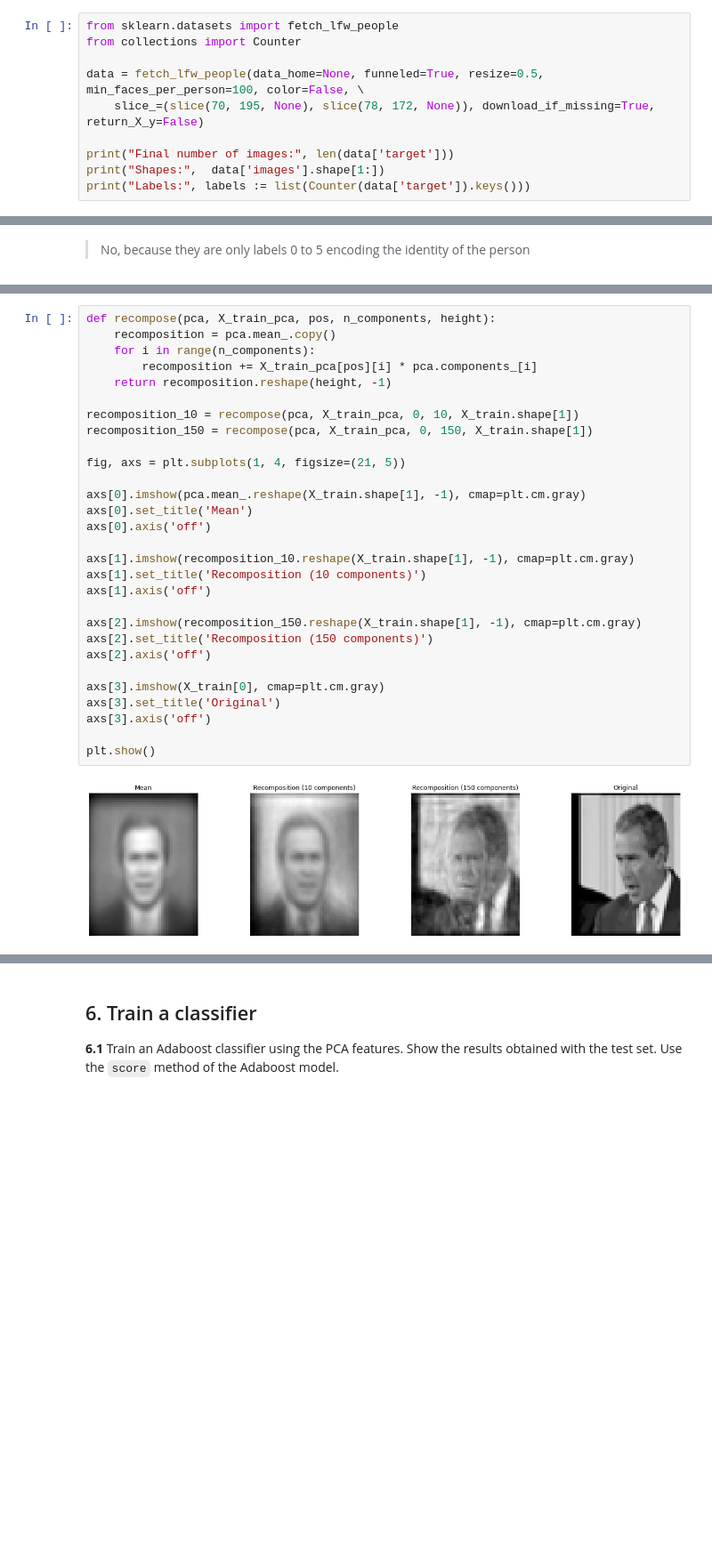
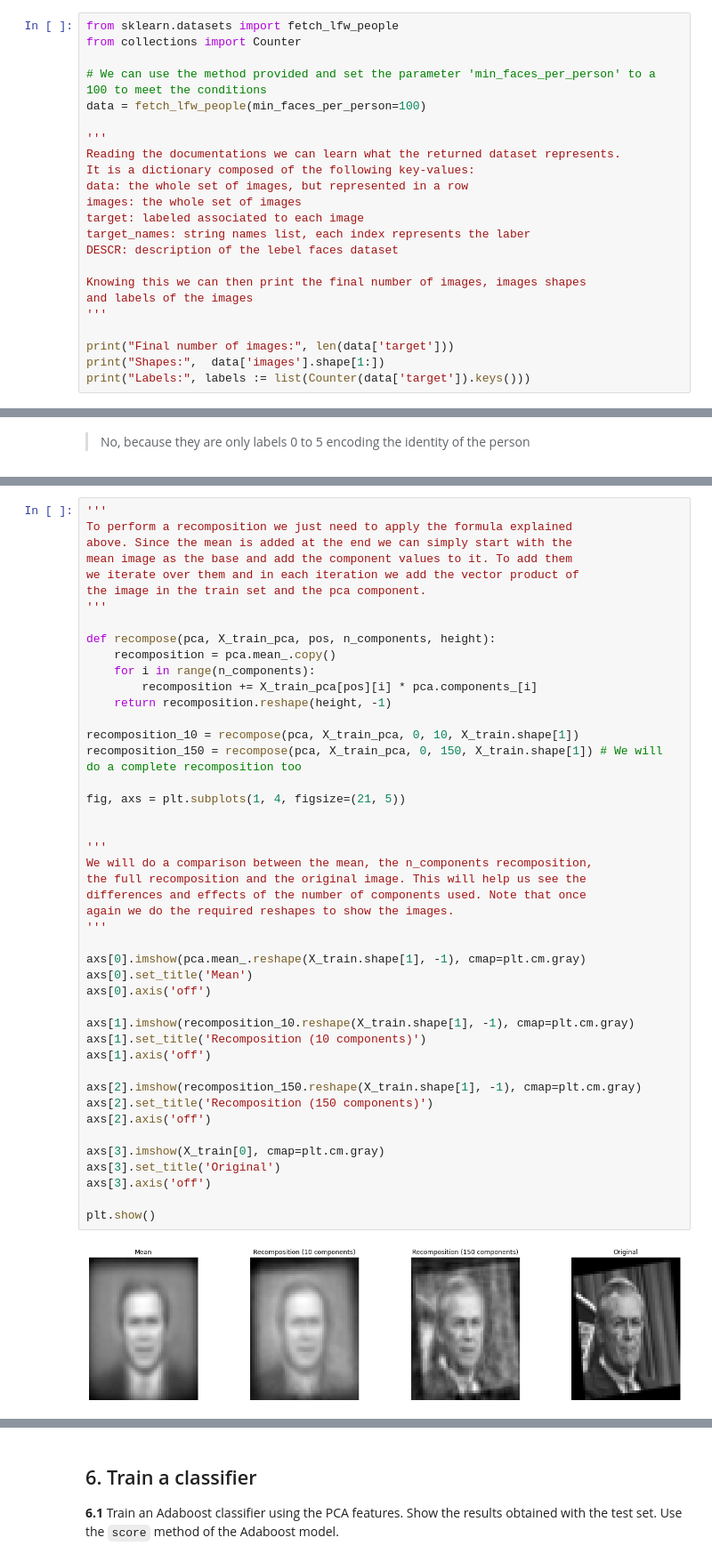
Before and after one commit to mates-info/artificial-vision, a Jupyter notebook: p6/P6_AntonioTigri_AndreuVall/P6_2022_23.ipynb, the cells around one changed output, grey strips where cells are left out. Shown at 89% size. Saved outputs shown, nothing was run; the diff lists cells and outputs as text; blank space fills up the shorter version.

```diff
--- a/p6/P6_AntonioTigri_AndreuVall/P6_2022_23.ipynb
+++ b/p6/P6_AntonioTigri_AndreuVall/P6_2022_23.ipynb
@@ -491,8 +492,21 @@ Face dataset features:
 from sklearn.datasets import fetch_lfw_people
 from collections import Counter
 
-data = fetch_lfw_people(data_home=None, funneled=True, resize=0.5, min_faces_per_person=100, color=False, \
-    slice_=(slice(70, 195, None), slice(78, 172, None)), download_if_missing=True, return_X_y=False)
+# We can use the method provided and set the parameter 'min_faces_per_person' to a 100 to meet the conditions
+data = fetch_lfw_people(min_faces_per_person=100)
+
+'''
+Reading the documentations we can learn what the returned dataset represents.
+It is a dictionary composed of the following key-values:
+data: the whole set of images, but represented in a row
+images: the whole set of images
+target: labeled associated to each image
+target_names: string names list, each index represents the laber
+DESCR: description of the lebel faces dataset
+
+Knowing this we can then print the final number of images, images shapes
+and labels of the images
+'''
 
 print("Final number of images:", len(data['target']))
 print("Shapes:",  data['images'].shape[1:])
@@ -601,33 +635,49 @@ Choose one of the images and try to recompose from its first 10 most important c
 
 <img src="notebook_images/eigenfaces_image.PNG">
 # %%
+'''
+To perform a recomposition we just need to apply the formula explained
+above. Since the mean is added at the end we can simply start with the
+mean image as the base and add the component values to it. To add them
+we iterate over them and in each iteration we add the vector product of
+the image in the train set and the pca component.
+'''
+
 def recompose(pca, X_train_pca, pos, n_components, height):
     recomposition = pca.mean_.copy()
     for i in range(n_components):
         recomposition += X_train_pca[pos][i] * pca.components_[i]
     return recomposition.reshape(height, -1)
 
 recomposition_10 = recompose(pca, X_train_pca, 0, 10, X_train.shape[1])
-recomposition_150 = recompose(pca, X_train_pca, 0, 150, X_train.shape[1])
+recomposition_150 = recompose(pca, X_train_pca, 0, 150, X_train.shape[1]) # We will do a complete recomposition too
 
 fig, axs = plt.subplots(1, 4, figsize=(21, 5))
+
+
+'''
+We will do a comparison between the mean, the n_components recomposition,
+the full recomposition and the original image. This will help us see the
+differences and effects of the number of components used. Note that once
+again we do the required reshapes to show the images.
+'''
 
 axs[0].imshow(pca.mean_.reshape(X_train.shape[1], -1), cmap=plt.cm.gray)
 axs[0].set_title('Mean')
 axs[0].axis('off')
 
 axs[1].imshow(recomposition_10.reshape(X_train.shape[1], -1), cmap=plt.cm.gray)
 axs[1].set_title('Recomposition (10 components)')
 axs[1].axis('off')
 
 axs[2].imshow(recomposition_150.reshape(X_train.shape[1], -1), cmap=plt.cm.gray)
 axs[2].set_title('Recomposition (150 components)')
 axs[2].axis('off')
 
 axs[3].imshow(X_train[0], cmap=plt.cm.gray)
 axs[3].set_title('Original')
 axs[3].axis('off')
 
 plt.show()
 # %% [output]
-[figure, old version]
+[figure, new version]
```
Also changed, not shown: parts of 18 cells of this notebook.
